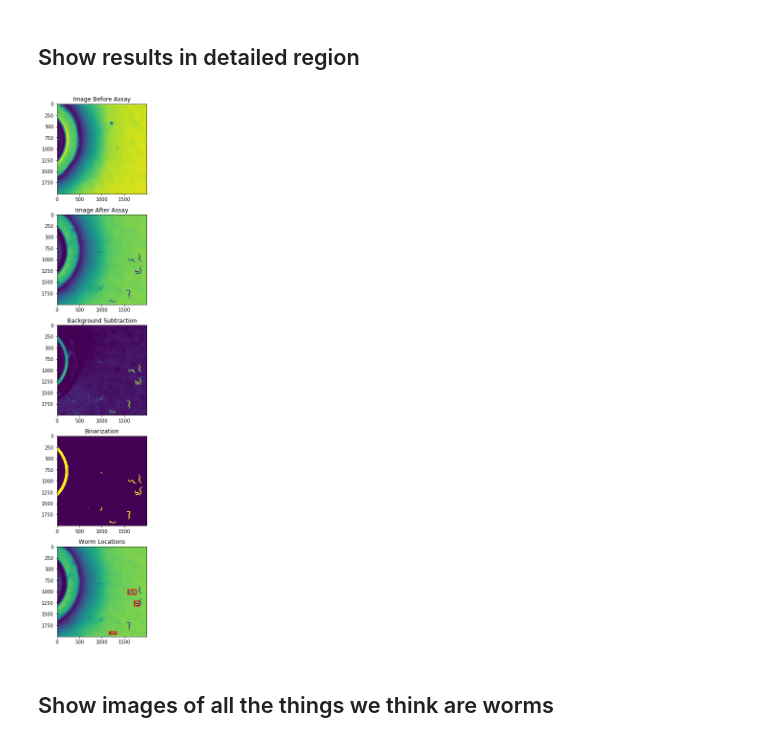
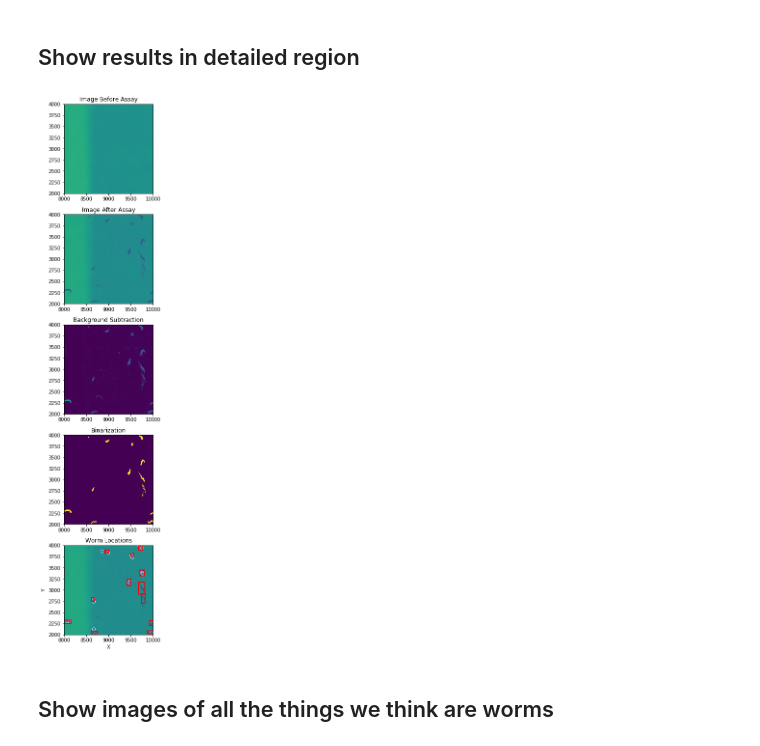
Before and after one commit to Neuroplant-Resources/Neuroplant-OWL, a Jupyter notebook: Neuroplant image analysis.ipynb, the cells around one changed output. Cells and saved outputs as stored; diff of their text form; code cells hidden in the pictures.

```diff
--- a/Neuroplant image analysis.ipynb
+++ b/Neuroplant image analysis.ipynb
@@ -131,7 +103,7 @@ def find_worms(pre_image, fin_image):
     filtered_regions = []
     for region in all_regions:
         area = region.area
-        if area >= 2000 and area <=30000 and region.major_axis_length < 200:
+        if area >= 2000 and area <=30000:# and region.major_axis_length < 500:
             filtered_regions.append(region)
 
 #     print('Worm finding and filtering took', str(int(time.time() - feature_find_start)), 'seconds.')
@@ -268,12 +240,15 @@ Finished everything in 2693 seconds.
 # %% [markdown]
 # Diagnostic plots
 # %%
-#     props = [a for a in dir(all_regions[0]) if not a.startswith('_')]
-props = ['area', 'convex_area', 'bbox', 'centroid']
+plate_id = 'NPP007'
+well_id = 'S'
 
-region_df = pd.DataFrame([{prop: getattr(worm, prop) for prop in props} for worm in worms])
+# #     props = [a for a in dir(all_regions[0]) if not a.startswith('_')]
+# props = ['area', 'convex_area', 'bbox', 'centroid']
 
-## Filter features
-filtered_regions = region_df[
-    (region_df['area'] >= 2000) &
-    (region_df['area'] <= 30000)]
+# region_df = pd.DataFrame([{prop: getattr(worm, prop) for prop in props} for worm in worms])
+
+# ## Filter features
+# filtered_regions = region_df[
+#     (region_df['area'] >= 2000) &
+#     (region_df['area'] <= 30000)]
@@ -350,39 +386,50 @@ sum(x_coords) / len(x_coords)
 # %% [markdown]
 ## Show results in detailed region
 # %%
-x_min = 2000
-x_max = 4000
+x_min = 8000
+x_max = 10000
 y_min = 2000
 y_max = 4000
 
 fig, axes = plt.subplots(nrows=5, ncols=1, figsize=(8, 16), constrained_layout=True)
-axes[0].imshow(cropped_pre_image[y_min:y_max, x_min:x_max])
+axes[0].imshow(cropped_pre_image)#[y_min:y_max, x_min:x_max])
 axes[0].set_title('Image Before Assay')
 
-axes[1].imshow(cropped_fin_image[y_min:y_max, x_min:x_max])
+axes[1].imshow(cropped_fin_image)#[y_min:y_max, x_min:x_max])
 axes[1].set_title('Image After Assay')
 
-axes[2].imshow(bkg_subtract[y_min:y_max, x_min:x_max])
+axes[2].imshow(bkg_subtract)#[y_min:y_max, x_min:x_max])
 axes[2].set_title('Background Subtraction')
 
-axes[3].imshow(binarized[y_min:y_max, x_min:x_max])
+axes[3].imshow(binarized)#[y_min:y_max, x_min:x_max])
 axes[3].set_title('Binarization')
 
-axes[4].imshow(fin_image[y_min:y_max, x_min:x_max])
+axes[4].imshow(cropped_fin_image)#[y_min:y_max, x_min:x_max])
 axes[4].set_title('Worm Locations')
-for index, row in left_side_worms.iterrows():
+for index, row in region_df.iterrows():
     minr, minc, maxr, maxc = row['bbox']
-    minr -= y_min
-    minc -= x_min
-    maxr -= y_min
-    maxc -= x_min
+#     minr -= y_min
+#     minc -= x_min
+#     maxr -= y_min
+#     maxc -= x_min
     rect = mpl.patches.Rectangle((minc, minr), maxc - minc, maxr - minr,
                               fill=False, edgecolor='red', linewidth=2)
     axes[4].add_patch(rect)
 
+sns.scatterplot(x='X', y='Y', ax=axes[4],#s=1,
+                data=manual_analysis_results)#.loc[(manual_analysis_results['well_id']==well_id) &
+#                                                  (manual_analysis_results['X']<=x_max-x_min) &
+#                                                  (manual_analysis_results['Y']<=y_max-y_min)])
+#                                                  (manual_analysis_results['Y']>=y_min) &
+#                                                  (manual_analysis_results['X']>=x_min) &
+
+for ax in axes:
+    ax.set_xlim([x_min, x_max])
+    ax.set_ylim([y_min, y_max])
+
 fig.savefig('../analysis_pipeline.pdf')
 # %% [output]
-[figure, old version]
+[figure, new version]
 # %% [markdown]
 ## Show images of all the things we think are worms
 # %%
```
Also changed, not shown: parts of 13 cells of this notebook, 1 other file.
